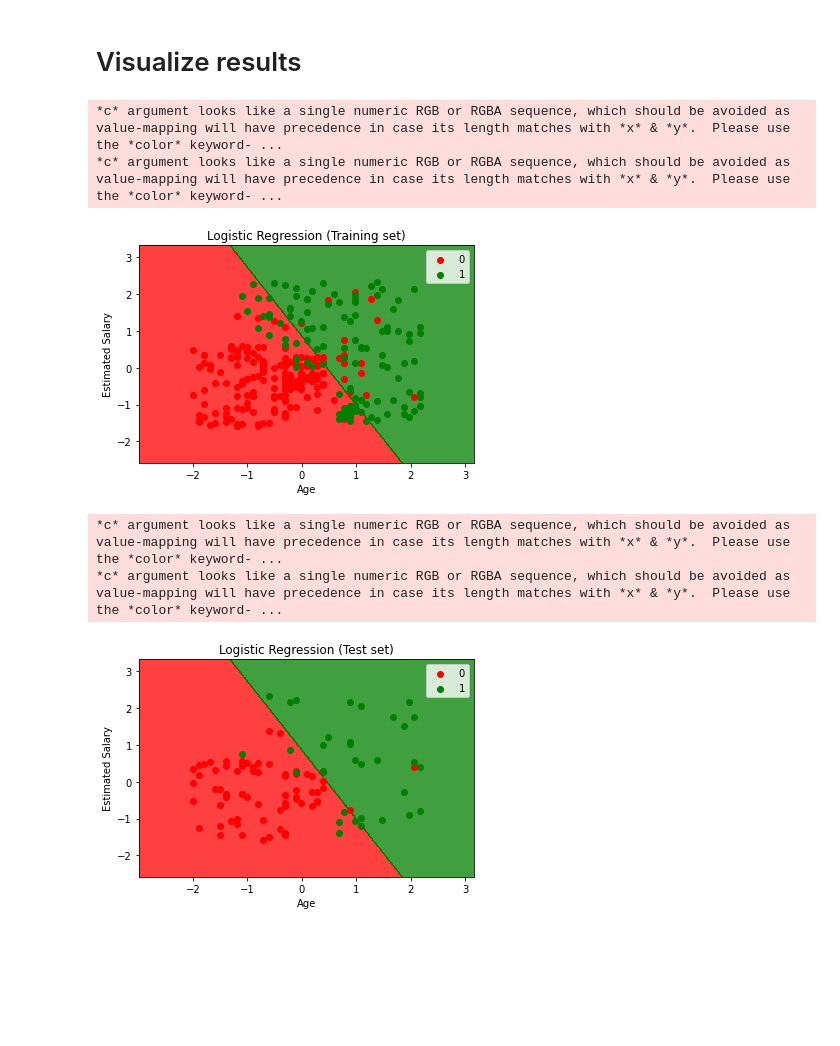
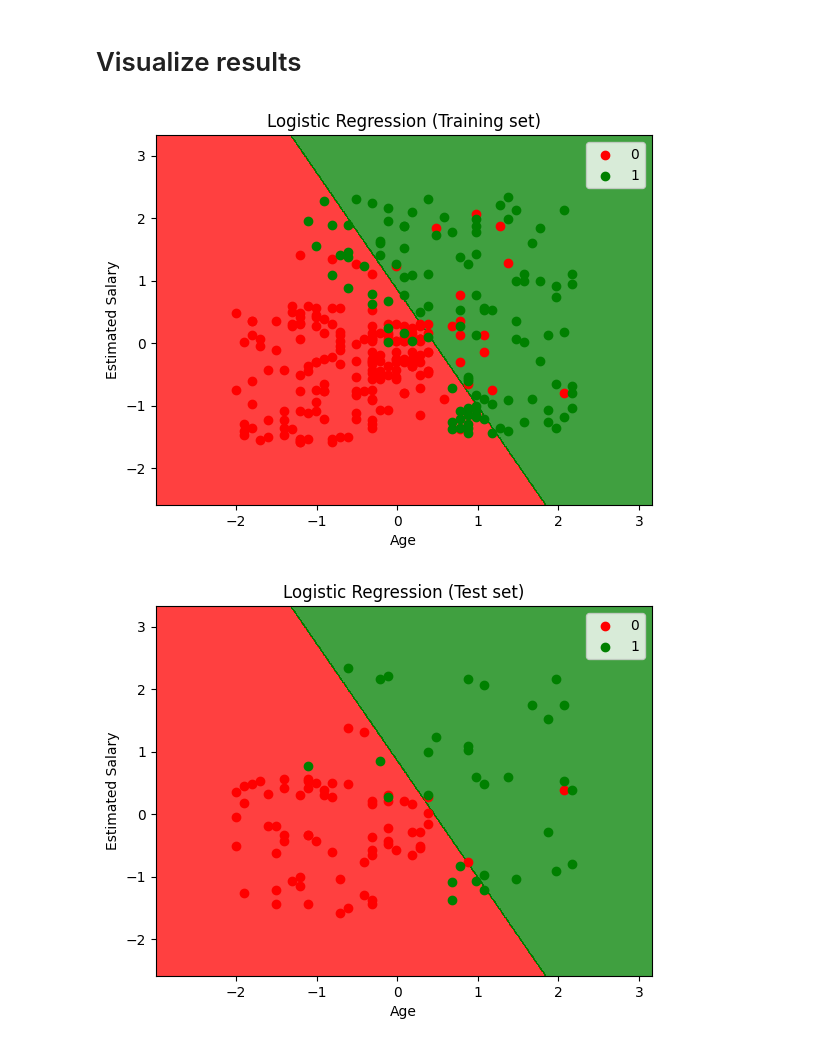
Before and after one commit to otrevizo/Python, a Jupyter notebook: machine_learning/logistic_regression_kaggle.ipynb, the cells around one changed output. Drawn from its saved outputs; the diff is of its cells as text; code cells hidden in the pictures; blank space fills up the shorter version.

```diff
--- a/machine_learning/logistic_regression_kaggle.ipynb
+++ b/machine_learning/logistic_regression_kaggle.ipynb
@@ -23,9 +64,12 @@ import pandas as pd
 # Load the data
 # %%
 # Importing the dataset
+# Columns: User ID, Gender, Age, EstimatedSalary, Purchased
+# Features: Age and EstimatedSalary (drop User ID — identifier; Gender — categorical, not encoded)
+# Target:   Purchased (binary: 0 = no purchase, 1 = purchase)
 dataset = pd.read_csv('../data/Social_Network_Ads.csv')
-X = dataset.iloc[:, [2, 3]].values
-y = dataset.iloc[:, 4].values
+X = dataset[['Age', 'EstimatedSalary']].values
+y = dataset['Purchased'].values
 # %% [markdown]
 # Split train test datasets
 # %%
@@ -46,6 +90,7 @@ X_test = sc.transform(X_test)
 # %%
 # Fitting Logistic Regression to the Training set
 from sklearn.linear_model import LogisticRegression
-classifier = LogisticRegression(random_state = 0)
+# max_iter=1000: default (100) often causes ConvergenceWarning on real-world data.
+classifier = LogisticRegression(random_state=0, max_iter=1000)
 classifier.fit(X_train, y_train)
 # %% [output]
@@ -70,25 +115,23 @@ print(cm)
 # %%
 # Visualising the Training set results
 from matplotlib.colors import ListedColormap
 X_set, y_set = X_train, y_train
 X1, X2 = np.meshgrid(np.arange(start = X_set[:, 0].min() - 1, stop = X_set[:, 0].max() + 1, step = 0.01),
                      np.arange(start = X_set[:, 1].min() - 1, stop = X_set[:, 1].max() + 1, step = 0.01))
 plt.contourf(X1, X2, classifier.predict(np.array([X1.ravel(), X2.ravel()]).T).reshape(X1.shape),
              alpha = 0.75, cmap = ListedColormap(('red', 'green')))
 plt.xlim(X1.min(), X1.max())
 plt.ylim(X2.min(), X2.max())
 for i, j in enumerate(np.unique(y_set)):
     plt.scatter(X_set[y_set == j, 0], X_set[y_set == j, 1],
-                c = ListedColormap(('red', 'green'))(i), label = j)
+                c = ['red', 'green'][i], label = j)
 plt.title('Logistic Regression (Training set)')
 plt.xlabel('Age')
 plt.ylabel('Estimated Salary')
 plt.legend()
 plt.show()
 # %% [output]
-*c* argument looks like a single numeric RGB or RGBA sequence, which should be avoided as value-mapping will have precedence in case its length matches with *x* & *y*.  Please use the *color* keyword- ...
-*c* argument looks like a single numeric RGB or RGBA sequence, which should be avoided as value-mapping will have precedence in case its length matches with *x* & *y*.  Please use the *color* keyword- ...
-[figure, old version]
+[figure, new version]
 # %%
 # Visualising the Test set results
 from matplotlib.colors import ListedColormap
@@ -101,13 +144,11 @@ plt.xlim(X1.min(), X1.max())
 plt.ylim(X2.min(), X2.max())
 for i, j in enumerate(np.unique(y_set)):
     plt.scatter(X_set[y_set == j, 0], X_set[y_set == j, 1],
-                c = ListedColormap(('red', 'green'))(i), label = j)
+                c = ['red', 'green'][i], label = j)
 plt.title('Logistic Regression (Test set)')
 plt.xlabel('Age')
 plt.ylabel('Estimated Salary')
 plt.legend()
 plt.show()
 # %% [output]
-*c* argument looks like a single numeric RGB or RGBA sequence, which should be avoided as value-mapping will have precedence in case its length matches with *x* & *y*.  Please use the *color* keyword- ...
-*c* argument looks like a single numeric RGB or RGBA sequence, which should be avoided as value-mapping will have precedence in case its length matches with *x* & *y*.  Please use the *color* keyword- ...
-[figure, old version]
+[figure, new version]
```
Also changed, not shown: parts of 3 cells of this notebook, 7 other files.
